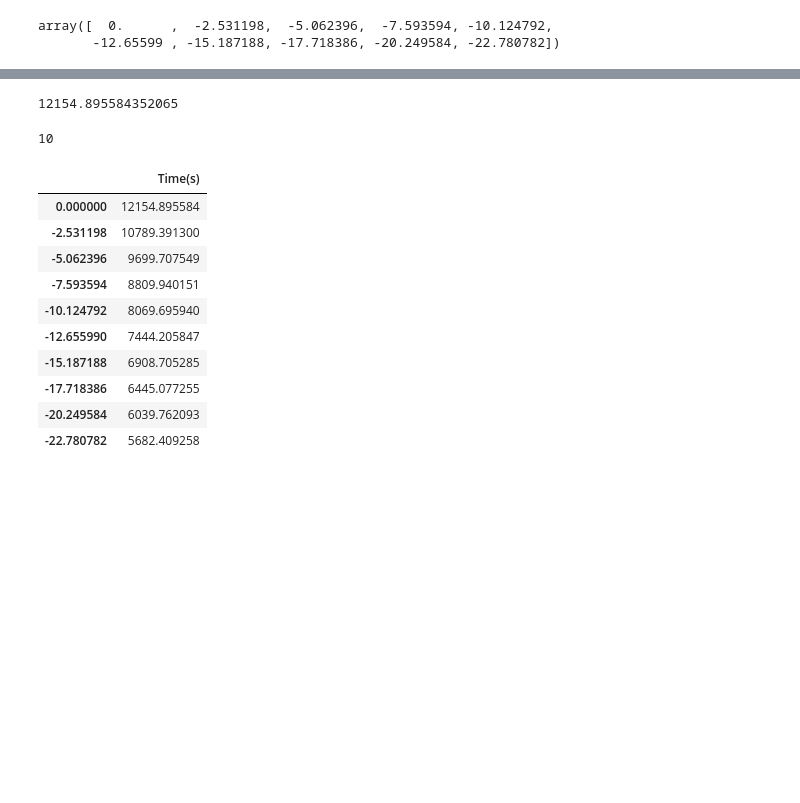
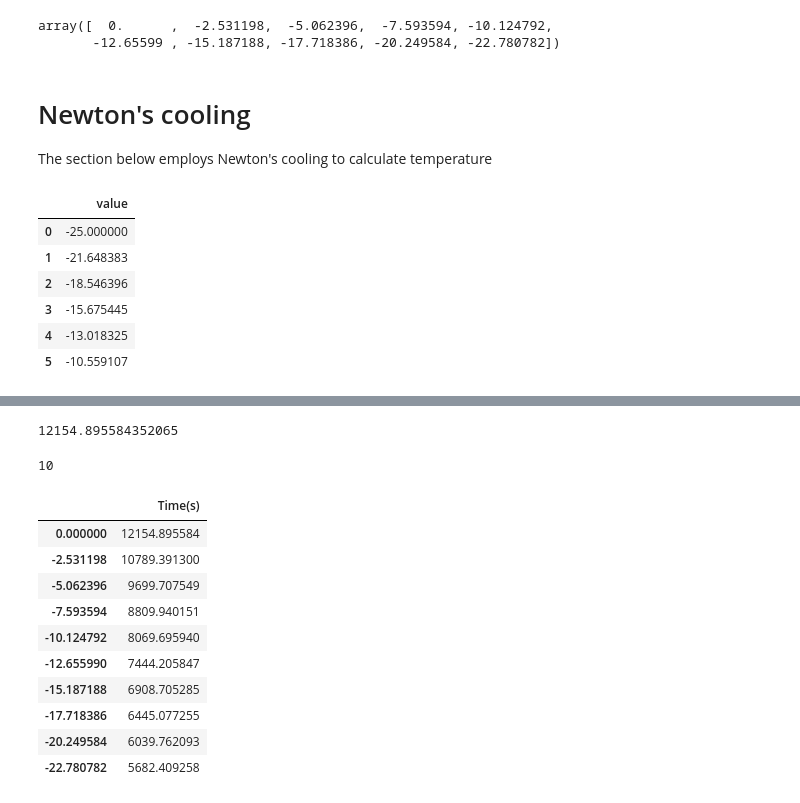
Before and after one commit to 867006905/ModSimPy, a Jupyter notebook: code/Project Two/Project 2.ipynb, the cells around one changed output, grey strips where cells are left out. Saved outputs shown, nothing was run; the diff lists cells and outputs as text; code cells hidden in the pictures; blank space fills up the shorter version.

```diff
--- a/code/Project Two/Project 2.ipynb
+++ b/code/Project Two/Project 2.ipynb
@@ -41,0 +38,32 @@ def make_system(h, A, T_init, T_env, T_end, k_water, k_ice):
+# %% [markdown]
+# Newton's cooling
+The section below employs Newton's cooling to calculate temperature
+# %%
+ice = System(T_init=-25, T_env=20, T_end=4, k=k_ice, T=0)
+water = System(T_init=0, T_env=20, T_end=4, k=k_water, T=0)
+
+def newton_cooling(system, t):
+    """Calculates the change in temperature over time"""
+    e=2.71828
+    T=system.T
+    T = system.T_env + (system.T_init - system.T_env)*e**(-system.k*t)
+
+    system.T=T
+    return system.T
+
+def run_simulation(system, t):
+    results=TimeSeries()
+    for i in range(t):
+        x=newton_cooling(system, i)
+        results[i]=x
+    return results
+
+run_simulation(ice, 6)
+# %% [output]
+|  | value |
+| 0 | -25.000000 |
+| 1 | -21.648383 |
+| 2 | -18.546396 |
+| 3 | -15.675445 |
+| 4 | -13.018325 |
+| 5 | -10.559107 |
```
Also changed, not shown: parts of 5 cells of this notebook.
